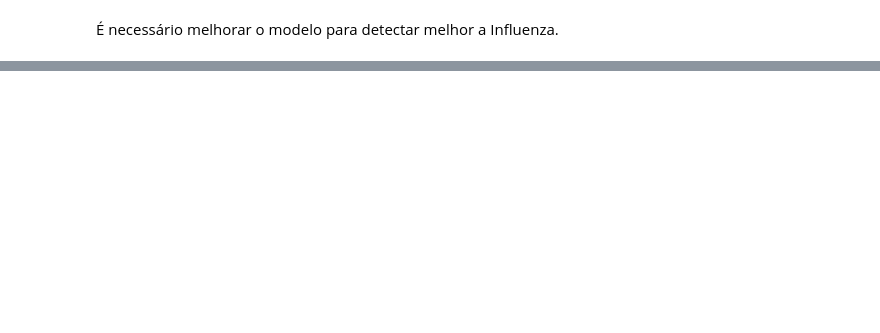
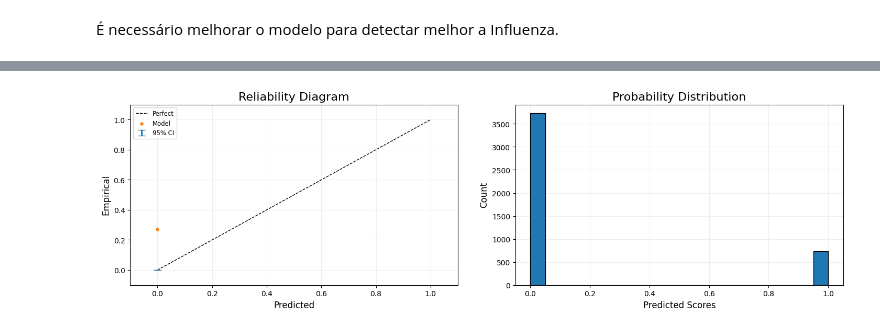
Before and after one commit to dnsrsdata/Respiratory_Analysis, a Jupyter notebook: notebooks/model_experimentation.ipynb, the cells around one changed output, grey strips where cells are left out. Cells and saved outputs as stored; diff of their text form; code cells hidden in the pictures; blank space fills up the shorter version.

```diff
--- a/notebooks/model_experimentation.ipynb
+++ b/notebooks/model_experimentation.ipynb
@@ -645,0 +737,13 @@ ConfusionMatrixDisplay(confusion_matrix(y_teste, pipe.predict(x_teste)), display
+# %%
+# Prevendo as probabilidades dos dados de calibração
+y_calib_probs = pipe.predict_proba(x_calib)
+
+# Criando um Cross-Validation
+cv_train_preds = mli.cv_predictions(pipe, x_treino, y_treino)
+
+# INstanciando e treinando o calibrador
+calib_mc = mli.SplineCalib()
+calib_mc.fit(cv_train_preds, y_treino, verbose=True)
+
+# Calibrando as probabilidades
+calib_probs_calibrated = calib_mc.calibrate(y_calib_probs)
@@ -645,0 +759,6 @@ ConfusionMatrixDisplay(confusion_matrix(y_teste, pipe.predict(x_teste)), display
+# %%
+# Plotando informações sobre a calibração
+plt.figure(figsize=(15,5))
+rd = mli.plot_reliability_diagram(y_calib, np.argmax(calib_probs_calibrated, axis = 1), show_histogram=True)
+# %% [output]
+[figure, added]
```
Also changed, not shown: parts of 21 cells of this notebook.
